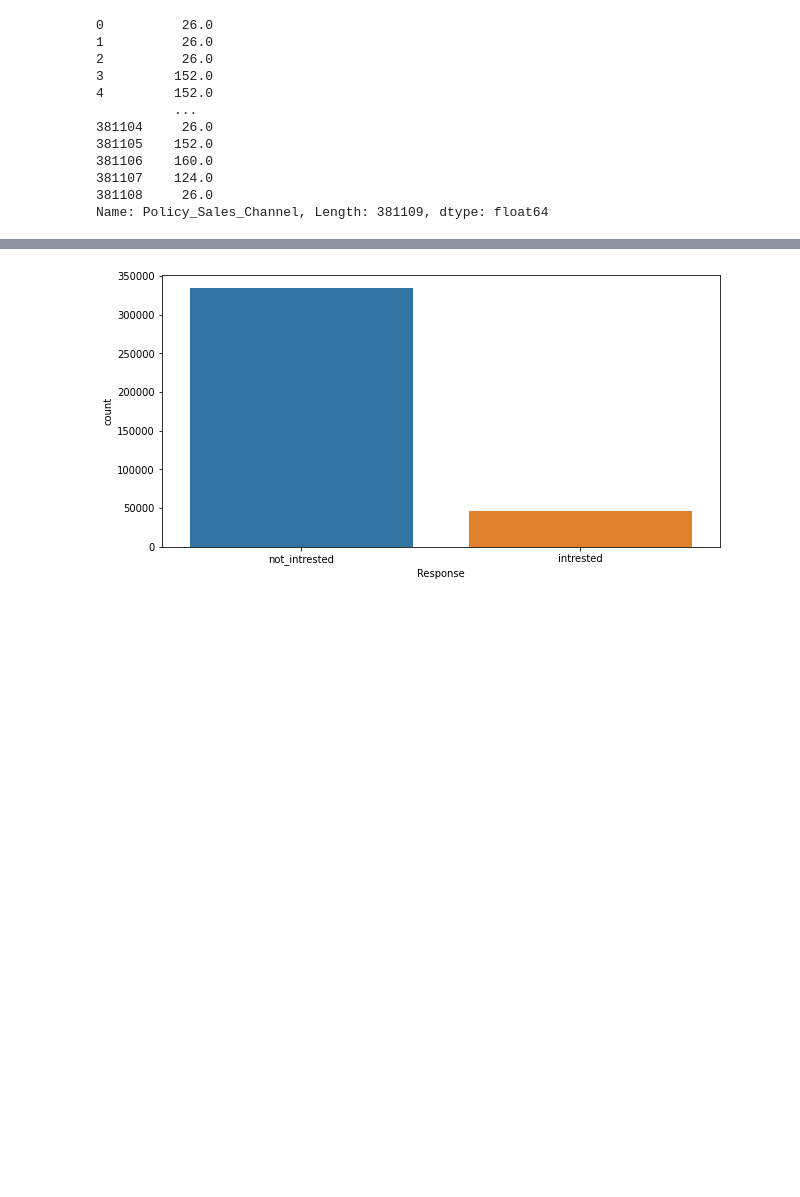
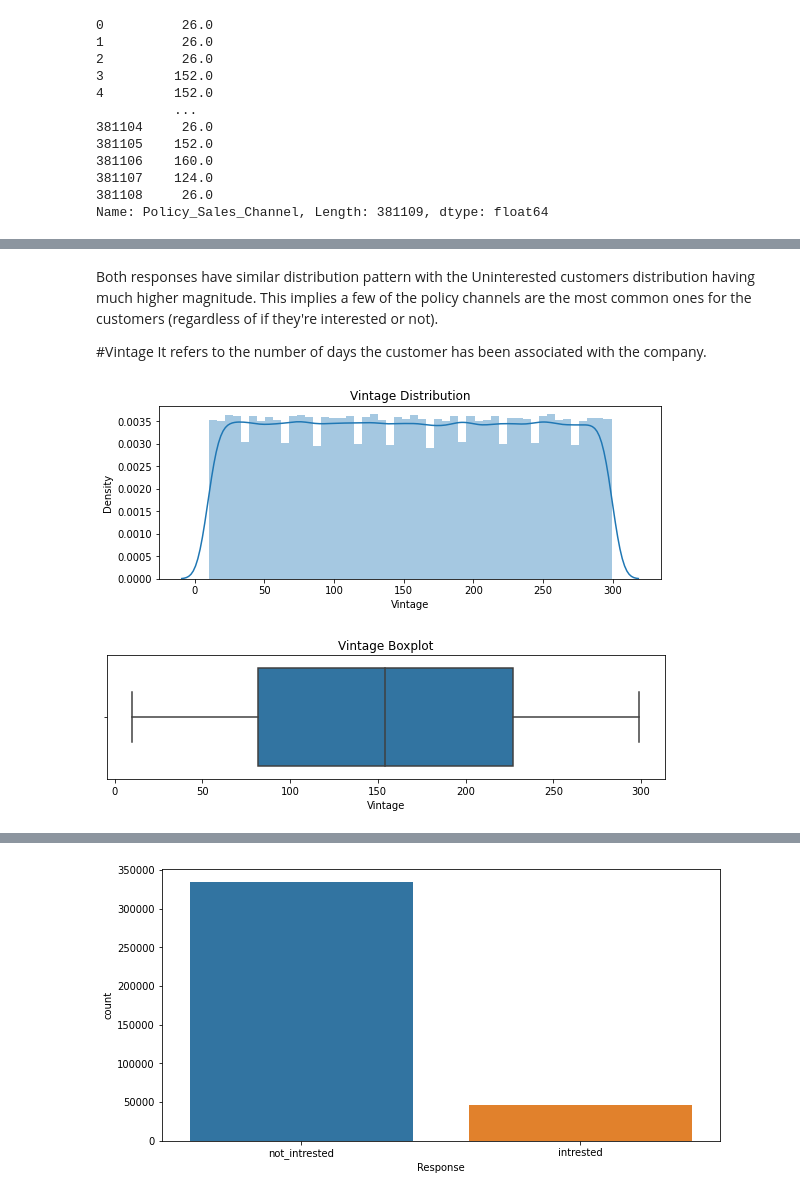
Before and after one commit to Zeeshan2012/HEALTH-INSURANCE-CROSS-SELL-PREDICTION, a Jupyter notebook: HEALTH_INSURANCE_CROSS_SELL_PREDICTION.ipynb, the cells around one changed output, grey strips where cells are left out. Saved outputs shown, nothing was run; the diff lists cells and outputs as text; code cells hidden in the pictures; blank space fills up the shorter version.

```diff
--- a/HEALTH_INSURANCE_CROSS_SELL_PREDICTION.ipynb
+++ b/HEALTH_INSURANCE_CROSS_SELL_PREDICTION.ipynb
@@ -364,0 +395,20 @@ Name: Policy_Sales_Channel, Length: 381109, dtype: float64
+# %% [markdown]
+Both responses have similar distribution pattern with the Uninterested customers distribution having much higher magnitude. This implies a few of the policy channels are the most common ones for the customers (regardless of if they're interested or not).
+
+#Vintage
+It refers to the number of days the customer has been associated with the company.
+# %%
+plt.figure(figsize = (9,7))
+# distribution plot
+plt.subplot(2,1,1)
+sns.distplot(df['Vintage'])
+plt.title('Vintage Distribution')
+plt.figure(figsize = (10,5))
+# boxplot
+plt.subplot(2,1,2)
+sns.boxplot(df['Vintage'])
+plt.title('Vintage Boxplot')
+plt.show()
+# %% [output]
+[figure, added]
+[figure, added]
```
Also changed, not shown: parts of 93 cells of this notebook.
